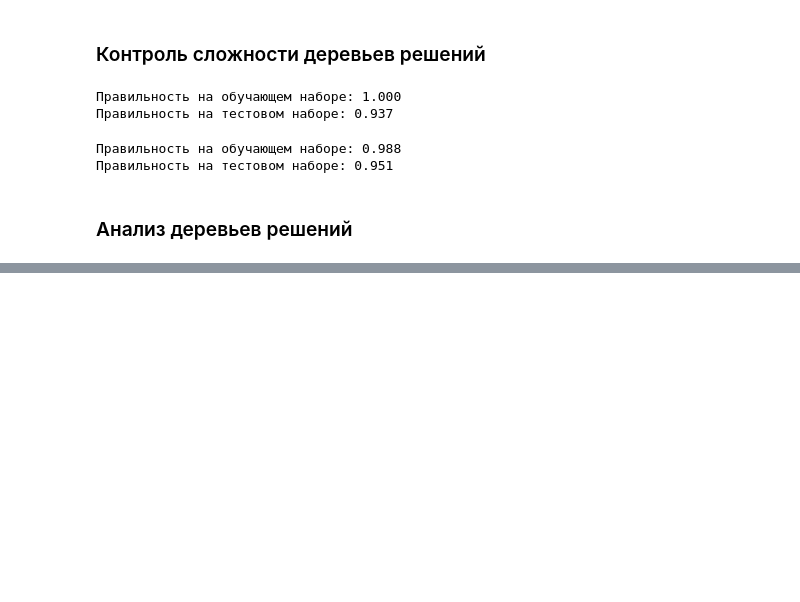
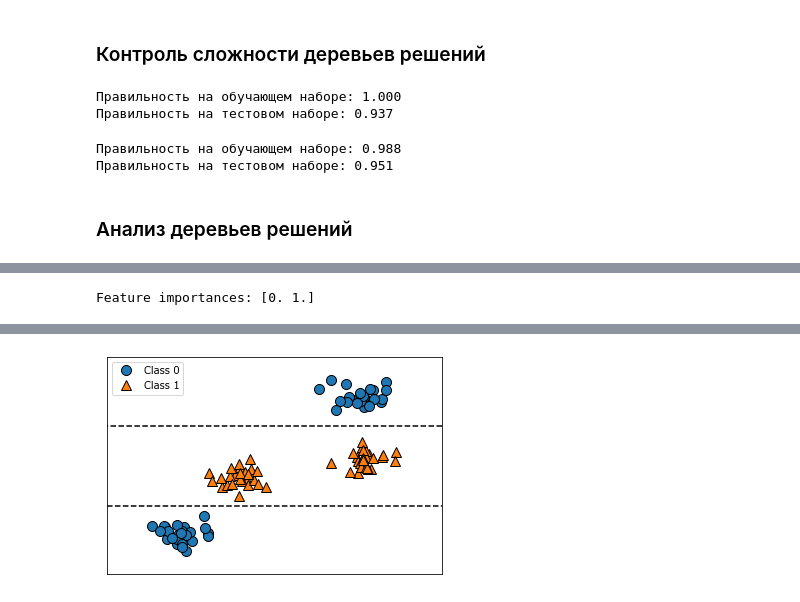
Before and after one commit to fray517/ml, a Jupyter notebook: machine_learning_1.ipynb, the cells around one changed output, grey strips where cells are left out. Drawn from its saved outputs; the diff is of its cells as text; code cells hidden in the pictures; blank space fills up the shorter version.

```diff
--- a/machine_learning_1.ipynb
+++ b/machine_learning_1.ipynb
@@ -699,0 +754,5 @@ ModuleNotFoundError: No module named 'graphviz'
+# %%
+tree = mglearn.plots.plot_tree_not_monotone()
+display(tree)
+# %% [output]
+Feature importances: [0. 1.]
@@ -699,0 +760 @@ ModuleNotFoundError: No module named 'graphviz'
+[figure, added]
```
Also changed, not shown: parts of 86 cells of this notebook.
